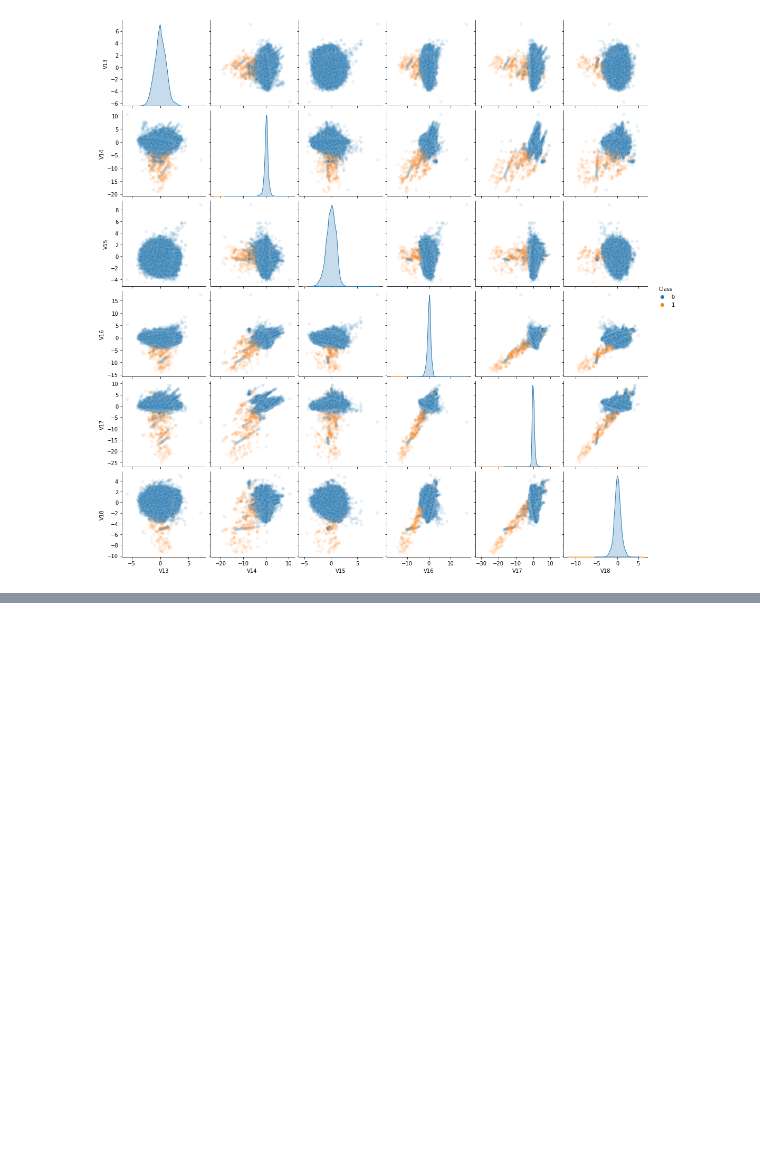
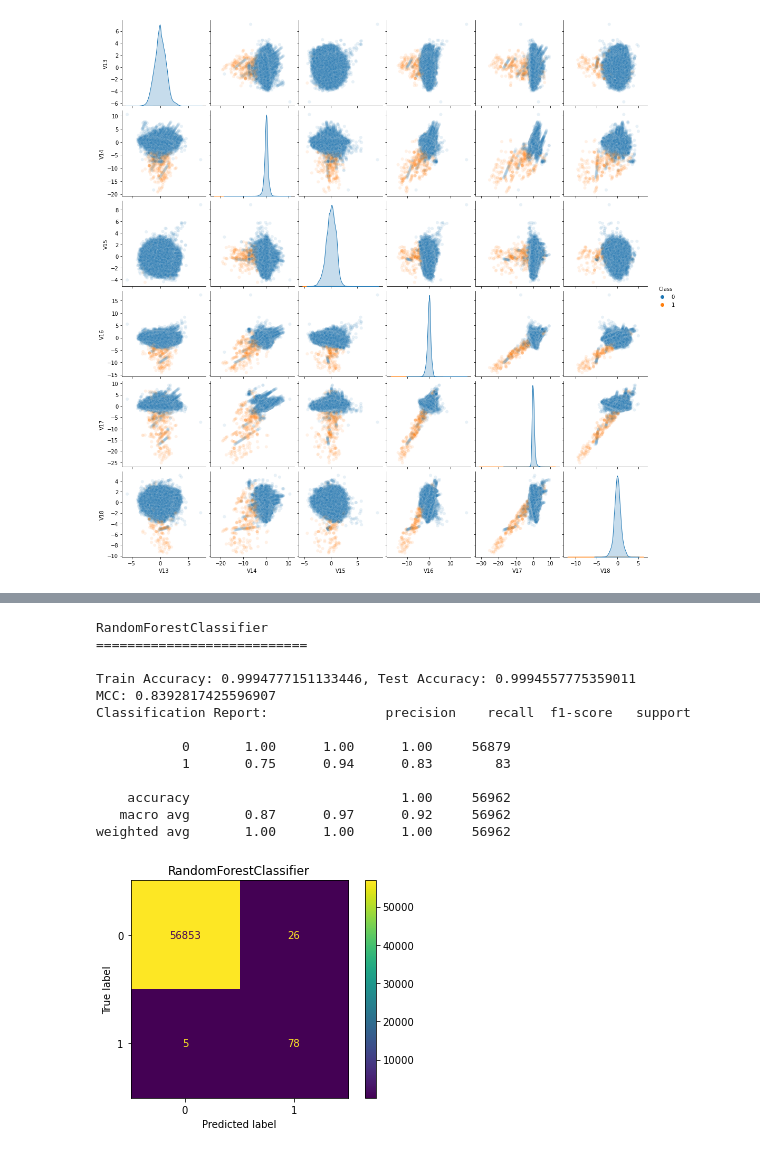
Before and after one commit to Mitchel-Smith/credit-card-fraud, a Jupyter notebook: FraudDetection.ipynb, the cells around one changed output, grey strips where cells are left out. Cells and saved outputs as stored; diff of their text form; code cells hidden in the pictures; blank space fills up the shorter version.

```diff
--- a/FraudDetection.ipynb
+++ b/FraudDetection.ipynb
@@ -92,0 +194,24 @@ sns.pairplot(df_credit.iloc[:,third], hue = "Class", plot_kws={'alpha':0.1})
+# %%
+#It's important to check and make sure that we aren't just prediction all false, so let's run our
+#evaluation report and really focus on the CM
+
+#Be sure to set n_estimators based on the previous
+#For our case it looks like 100 should be ok
+rf = RandomForestClassifier(n_estimators=100, warm_start=True, max_depth=5)
+rf.fit(X_train, t_train)
+evaluation_report(rf, [X_train, X_test, t_train, t_test])
+# %% [output]
+RandomForestClassifier
+===========================
+
+Train Accuracy: 0.9994777151133446, Test Accuracy: 0.9994557775359011
+MCC: 0.8392817425596907
+Classification Report:               precision    recall  f1-score   support
+
+           0       1.00      1.00      1.00     56879
+           1       0.75      0.94      0.83        83
+
+    accuracy                           1.00     56962
+   macro avg       0.87      0.97      0.92     56962
+weighted avg       1.00      1.00      1.00     56962
+[figure, added]
```
Also changed, not shown: parts of 14 cells of this notebook.
